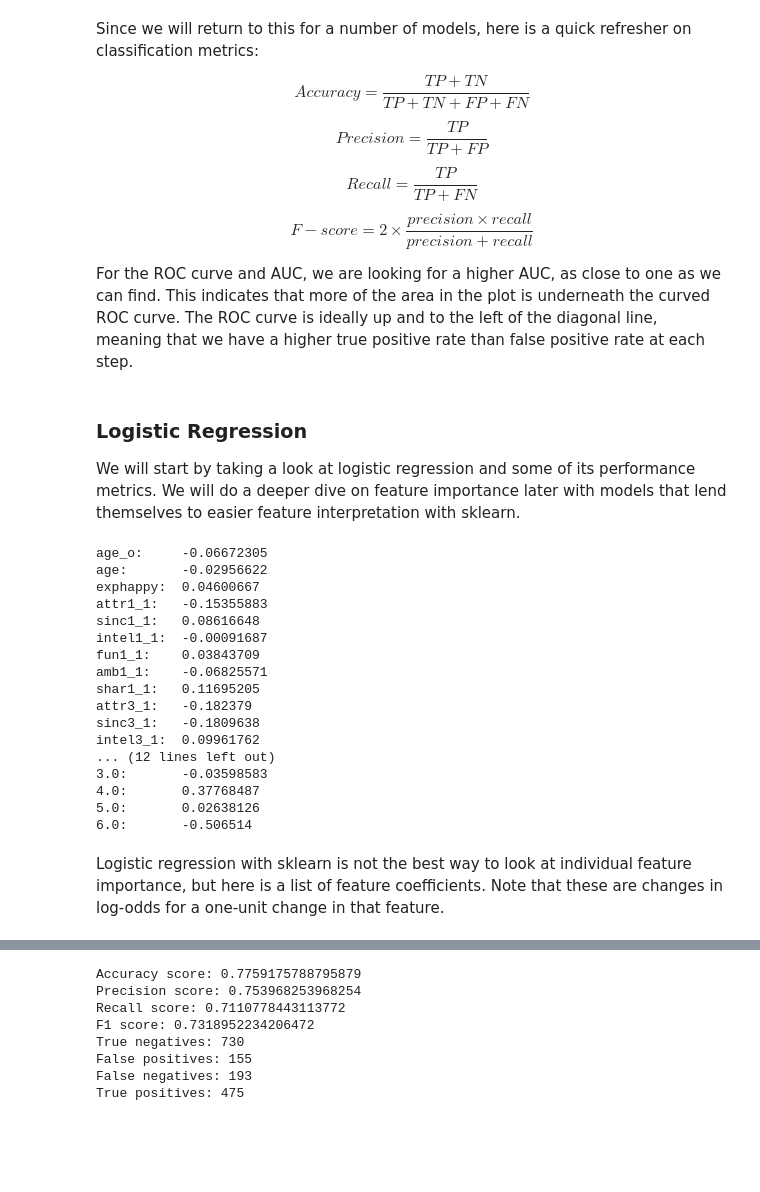
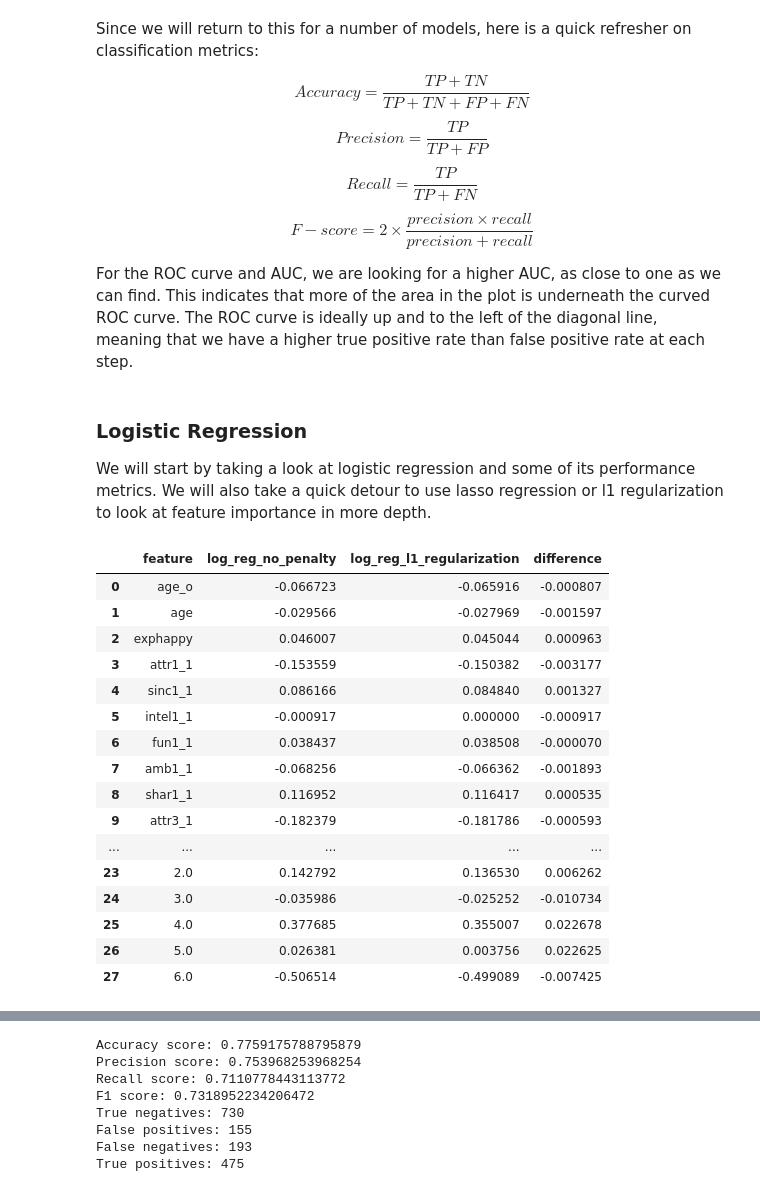
Before and after one commit to jhleakakos/msds-supervised-learning-final, a Jupyter notebook: speedy_dates.ipynb, the cells around one changed output, grey strips where cells are left out. Cells and saved outputs as stored; diff of their text form; code cells hidden in the pictures; blank space fills up the shorter version.

Commit message:
add feature importance code and analysis using l1 regularization with logistic regression

```diff
--- a/speedy_dates.ipynb
+++ b/speedy_dates.ipynb
@@ -804,31 +804,38 @@ For the ROC curve and AUC, we are looking for a higher AUC, as close to one as w
 # %% [markdown]
 ### Logistic Regression
 
-We will start by taking a look at logistic regression and some of its performance metrics. We will do a deeper dive on feature importance later with models that lend themselves to easier feature interpretation with sklearn.
+We will start by taking a look at logistic regression and some of its performance metrics. We will also take a quick detour to use lasso regression or l1 regularization to look at feature importance in more depth.
 # %%
 log_reg_clf = LogisticRegression(solver='liblinear')
 log_reg_clf.fit(x_train, y_train);
-# %%
-for feature, coef in zip(x_train.columns, log_reg_clf.coef_[0]):
-    f = feature + ':' + '          '
-    print(f'{f[:10]} {round(coef, 8)}')
-# %% [output]
-age_o:     -0.06672305
-age:       -0.02956622
-exphappy:  0.04600667
-attr1_1:   -0.15355883
-sinc1_1:   0.08616648
-intel1_1:  -0.00091687
-fun1_1:    0.03843709
-amb1_1:    -0.06825571
-shar1_1:   0.11695205
-attr3_1:   -0.182379
-sinc3_1:   -0.1809638
-intel3_1:  0.09961762
-... (12 lines left out)
-3.0:       -0.03598583
-4.0:       0.37768487
-5.0:       0.02638126
-6.0:       -0.506514
-# %% [markdown]
-Logistic regression with sklearn is not the best way to look at individual feature importance, but here is a list of feature coefficients. Note that these are changes in log-odds for a one-unit change in that feature.
+# %%
+log_reg_clf_lasso = LogisticRegression(penalty='l1', solver='liblinear')
+log_reg_clf_lasso.fit(x_train, y_train);
+log_reg_clf_ridge = LogisticRegression(penalty='l2', solver='liblinear')
+log_reg_clf_ridge.fit(x_train, y_train);
+
+feature_importance = pd.DataFrame({
+    'feature': x_train.columns
+    , 'log_reg_no_penalty': log_reg_clf.coef_[0]
+    , 'log_reg_l1_regularization': log_reg_clf_lasso.coef_[0]
+})
+feature_importance['difference'] = feature_importance['log_reg_no_penalty'] - feature_importance['log_reg_l1_regularization']
+feature_importance
+# %% [output]
+|  | feature | log_reg_no_penalty | log_reg_l1_regularization | difference |
+| 0 | age_o | -0.066723 | -0.065916 | -0.000807 |
+| 1 | age | -0.029566 | -0.027969 | -0.001597 |
+| 2 | exphappy | 0.046007 | 0.045044 | 0.000963 |
+| 3 | attr1_1 | -0.153559 | -0.150382 | -0.003177 |
+| 4 | sinc1_1 | 0.086166 | 0.084840 | 0.001327 |
+| 5 | intel1_1 | -0.000917 | 0.000000 | -0.000917 |
+| 6 | fun1_1 | 0.038437 | 0.038508 | -0.000070 |
+| 7 | amb1_1 | -0.068256 | -0.066362 | -0.001893 |
+| 8 | shar1_1 | 0.116952 | 0.116417 | 0.000535 |
+| 9 | attr3_1 | -0.182379 | -0.181786 | -0.000593 |
+| ... | ... | ... | ... | ... |
+| 23 | 2.0 | 0.142792 | 0.136530 | 0.006262 |
+| 24 | 3.0 | -0.035986 | -0.025252 | -0.010734 |
+| 25 | 4.0 | 0.377685 | 0.355007 | 0.022678 |
+| 26 | 5.0 | 0.026381 | 0.003756 | 0.022625 |
+| 27 | 6.0 | -0.506514 | -0.499089 | -0.007425 |
```
Also changed, not shown: parts of 1 cell of this notebook.
